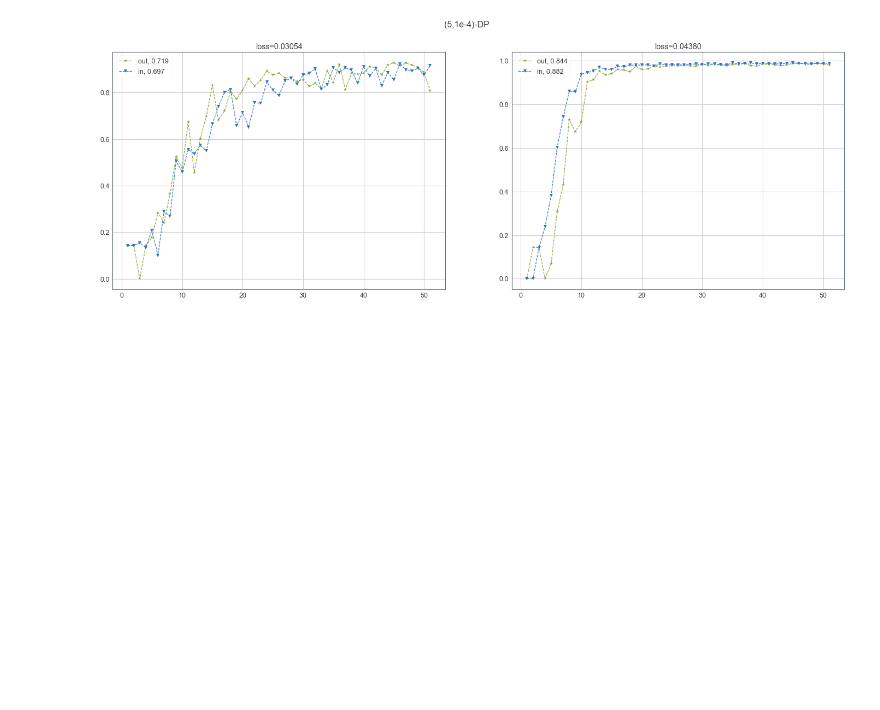
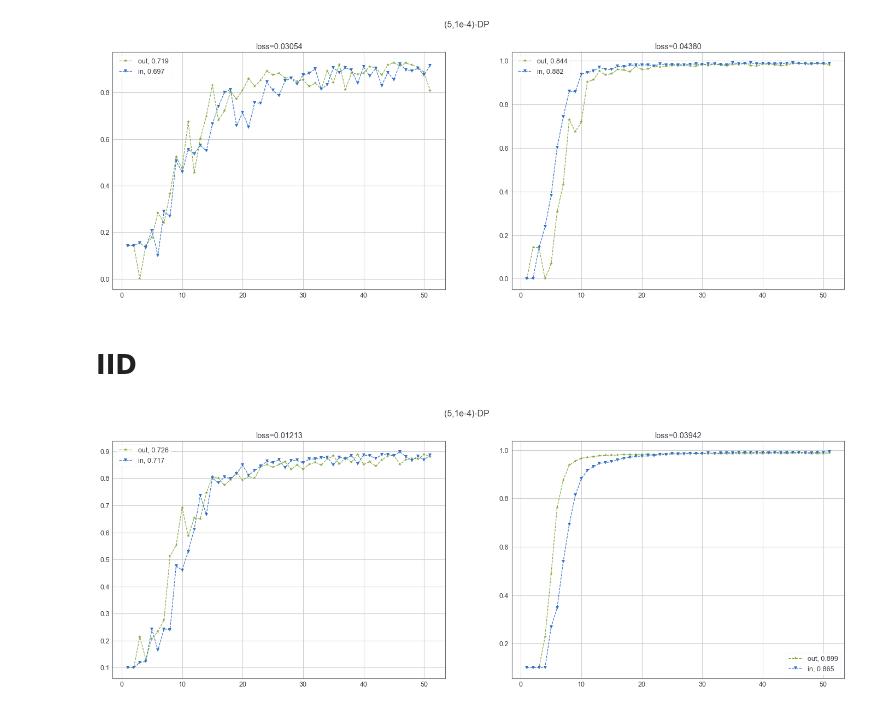
Before and after one commit to Timo9Madrid7/maliciousfl, a Jupyter notebook: Eva/dp_test_acc/privacy_loss_analysis.ipynb, the cells around one changed output. Saved outputs shown, nothing was run; the diff lists cells and outputs as text; code cells hidden in the pictures; blank space fills up the shorter version.

```diff
--- a/Eva/dp_test_acc/privacy_loss_analysis.ipynb
+++ b/Eva/dp_test_acc/privacy_loss_analysis.ipynb
@@ -28,3 +30,30 @@ plt.suptitle("(5,1e-4)-DP")
 plt.show()
 # %% [output]
 [figure]
+# %% [markdown]
+# IID
+# %%
+path = './iid_dpclient'
+client = '_0'
+# %%
+client_out_dp = np.loadtxt(path+"_out"+"_dp"+client+".txt")
+client_in_dp = np.loadtxt(path+"_in"+"_dp"+client+".txt")
+
+client_out = np.loadtxt(path+"_out"+client+".txt")
+client_in = np.loadtxt(path+"_in"+client+".txt")
+
+xrange = np.arange(1, len(client_in_dp)+1)
+# %%
+fig, (axe1, axe2) = plt.subplots(1, 2, figsize=(24,8))
+axe1.plot(xrange, client_out_dp, 'g*--')
+axe1.plot(xrange, client_in_dp, 'bv--')
+axe1.legend(["out, %.3f"%(client_out_dp.mean()), "in, %.3f"%(client_in_dp.mean())])
+axe1.set_title("loss=%.5f"%(np.abs(np.log(client_out_dp.mean()/client_in_dp.mean()))))
+axe2.plot(xrange, client_out, 'g*--')
+axe2.plot(xrange, client_in, 'bv--')
+axe2.legend(["out, %.3f"%(client_out.mean()), "in, %.3f"%(client_in.mean())])
+axe2.set_title("loss=%.5f"%(np.abs(np.log(client_out.mean()/client_in.mean()))))
+plt.suptitle("(5,1e-4)-DP")
+plt.show()
+# %% [output]
+[figure, added]
```
Also changed, not shown: parts of 1 cell of this notebook, 6 other files.
